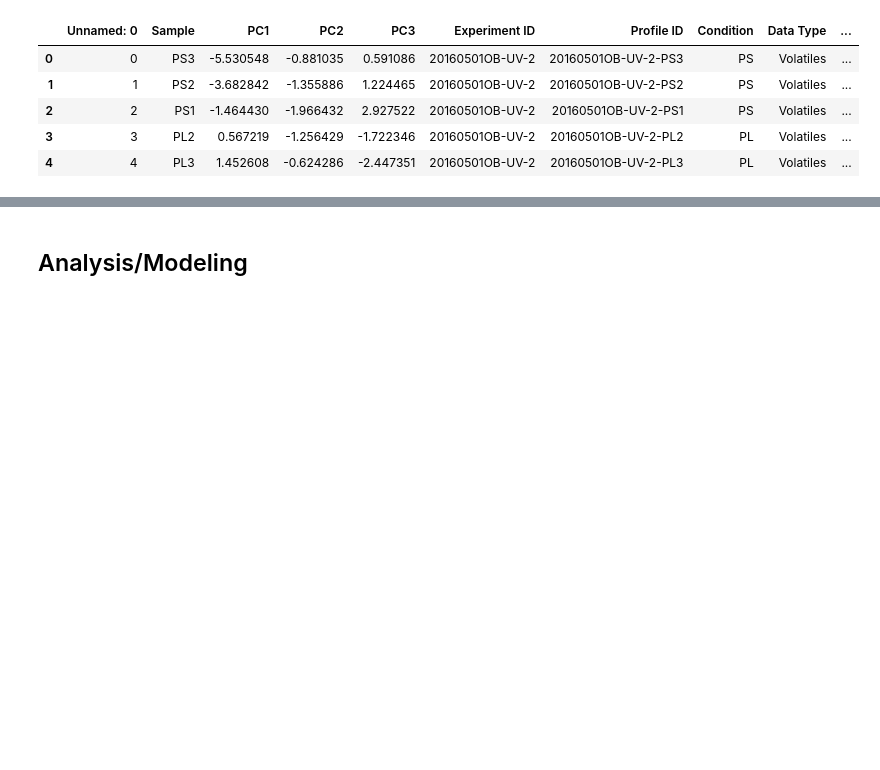
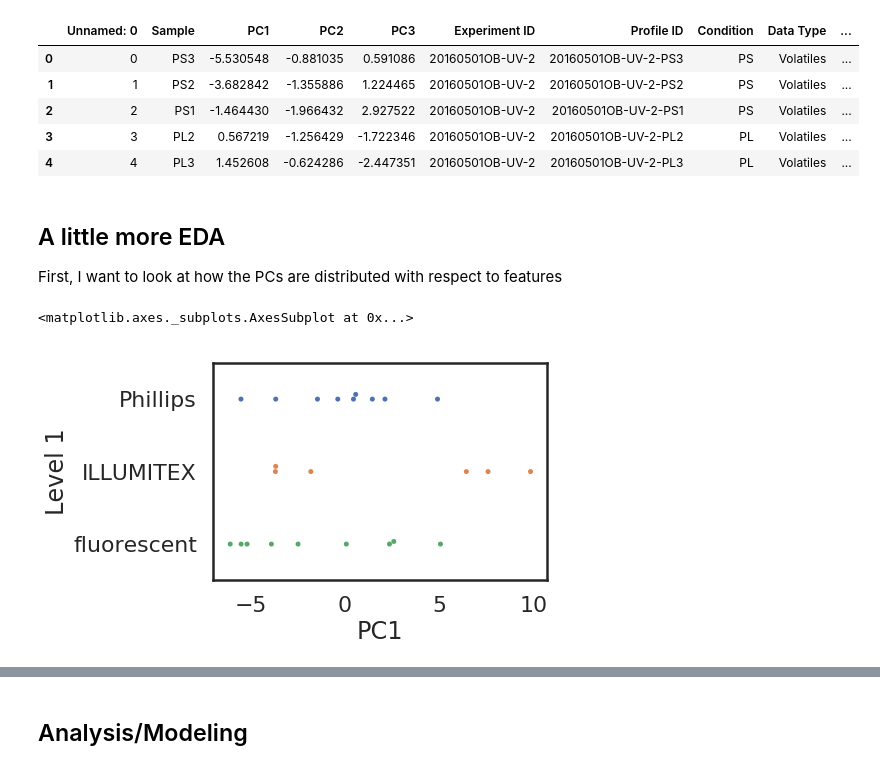
Before and after one commit to jimmyjamesarnold/flavor-data, a Jupyter notebook: Modeling Flavor Development on Conditions.ipynb, the cells around one changed output, grey strips where cells are left out. Cells and saved outputs as stored; diff of their text form; code cells hidden in the pictures; blank space fills up the shorter version.

```diff
--- a/Modeling Flavor Development on Conditions.ipynb
+++ b/Modeling Flavor Development on Conditions.ipynb
@@ -30,3 +30,13 @@ df.head()
 | 2 | 2 | PS1 | -1.464430 | -1.966432 | 2.927522 | 20160501OB-UV-2 | 20160501OB-UV-2-PS1 | PS | Volatiles | ... |
 | 3 | 3 | PL2 | 0.567219 | -1.256429 | -1.722346 | 20160501OB-UV-2 | 20160501OB-UV-2-PL2 | PL | Volatiles | ... |
 | 4 | 4 | PL3 | 1.452608 | -0.624286 | -2.447351 | 20160501OB-UV-2 | 20160501OB-UV-2-PL3 | PL | Volatiles | ... |
+# %% [markdown]
+## A little more EDA
+
+First, I want to look at how the PCs are distributed with respect to features
+# %%
+# Check Level 1 - type of bulb
+sns.swarmplot('PC1', 'Level 1', data=df)
+# %% [output]
+<matplotlib.axes._subplots.AxesSubplot at 0x...>
+[figure, added]
```
Also changed, not shown: parts of 14 cells of this notebook, 42 other files.
